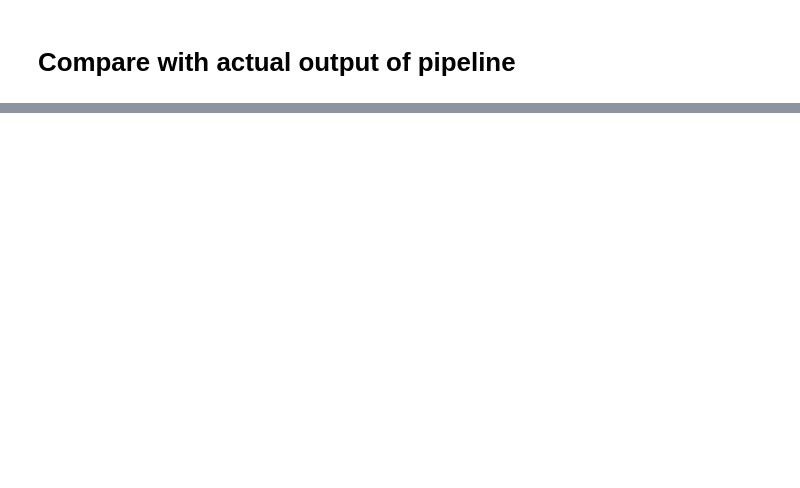
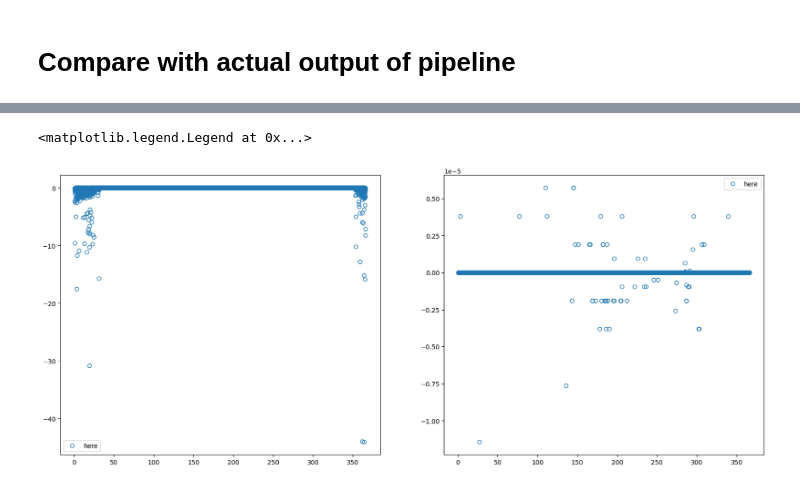
Before and after one commit to carbonplan/sai-downscaling, a Jupyter notebook: notebooks/QA_QC/pr/bug_drilldown.ipynb, the cells around one changed output, grey strips where cells are left out. Cells and saved outputs as stored; diff of their text form; code cells hidden in the pictures; blank space fills up the shorter version.

```diff
--- a/notebooks/QA_QC/pr/bug_drilldown.ipynb
+++ b/notebooks/QA_QC/pr/bug_drilldown.ipynb
@@ -188,0 +152,26 @@ diff_g6 = compare_to_production(
+# %%
+plt.figure(figsize=(20, 8))
+plt.subplot(1, 2, 1)
+plt.plot(
+    coarse_debiased_g6_pt["time.dayofyear"],
+    coarse_debiased_g6_pt - (results["debiased_g6"]).sel(time=fut_slice),
+    label="here",
+    marker="o",
+    fillstyle="none",
+    linestyle="none",
+)
+plt.legend()
+
+plt.subplot(1, 2, 2)
+plt.plot(
+    coarse_debiased_ssp_pt["time.dayofyear"],
+    coarse_debiased_ssp_pt - (results["debiased_ssp"]).sel(time=fut_slice),
+    label="here",
+    marker="o",
+    fillstyle="none",
+    linestyle="none",
+)
+plt.legend()
+# %% [output]
+<matplotlib.legend.Legend at 0x...>
+[figure, added]
```
Also changed, not shown: parts of 17 cells of this notebook, 5 other files.
